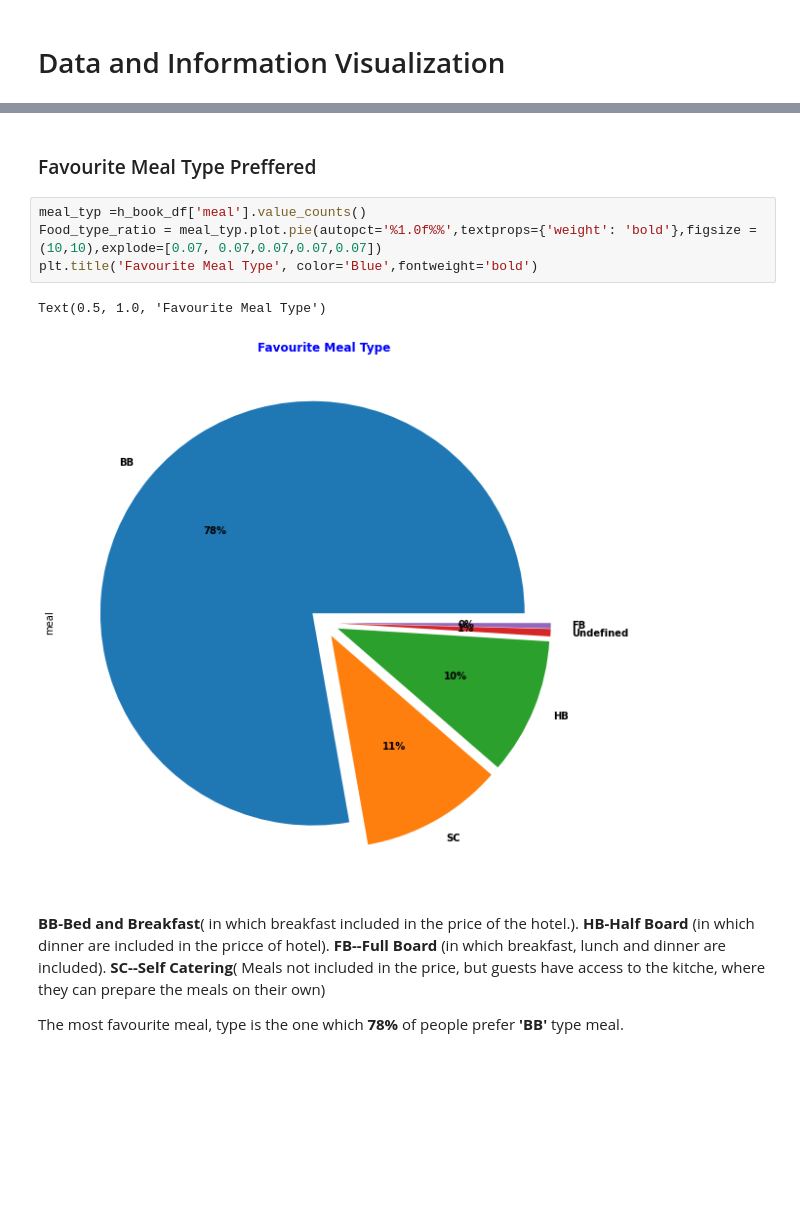
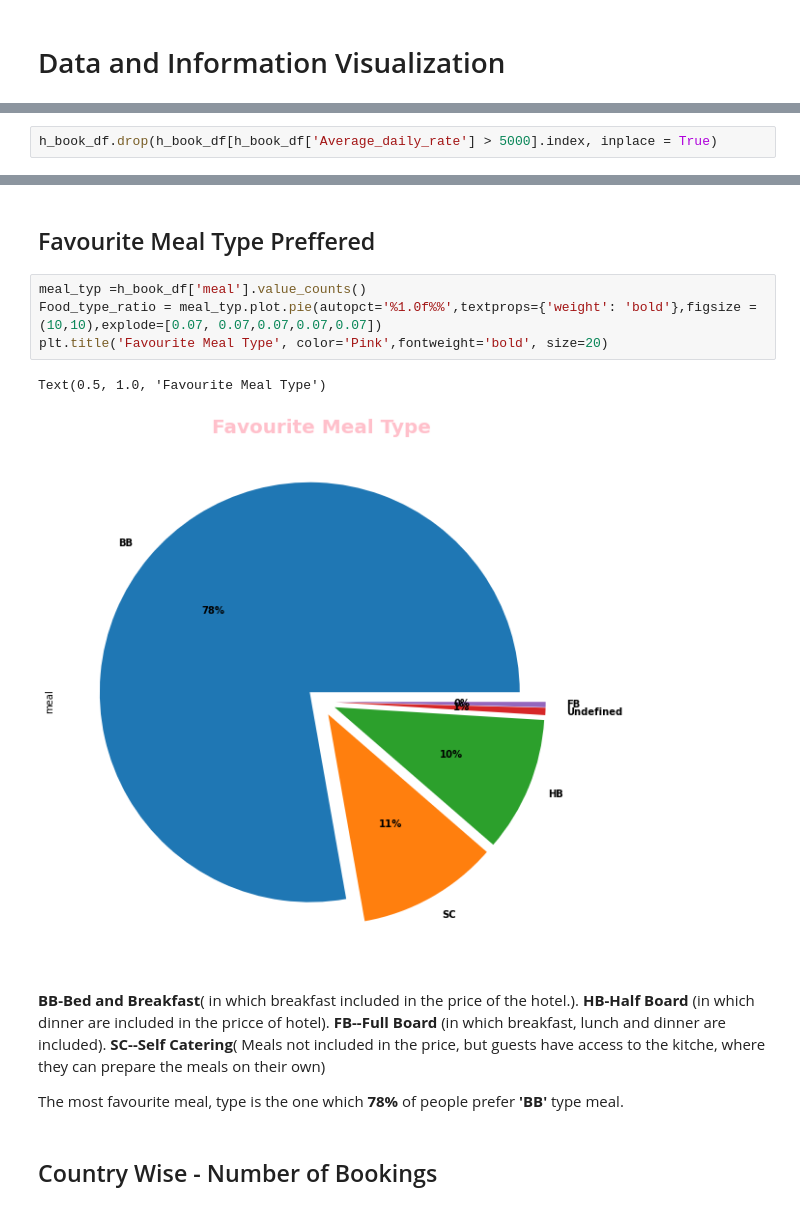
Before and after one commit to aksfasale/eda_hotel_booking, a Jupyter notebook: Hotel_Booking_Analysis_Capstone_Project.ipynb, the cells around one changed output, grey strips where cells are left out. Saved outputs shown, nothing was run; the diff lists cells and outputs as text; blank space fills up the shorter version.

```diff
--- a/Hotel_Booking_Analysis_Capstone_Project.ipynb
+++ b/Hotel_Booking_Analysis_Capstone_Project.ipynb
@@ -281,0 +302,2 @@ h_book_df.describe(include="all")
+# %%
+h_book_df.drop(h_book_df[h_book_df['Average_daily_rate'] > 5000].index, inplace = True)
@@ -297,13 +355,15 @@ Text(0.5, 1.0, 'Hotel Type')
 # %% [markdown]
-### Favourite Meal Type Preffered
+## Favourite Meal Type Preffered
 # %%
 meal_typ =h_book_df['meal'].value_counts()
 Food_type_ratio = meal_typ.plot.pie(autopct='%1.0f%%',textprops={'weight': 'bold'},figsize =(10,10),explode=[0.07, 0.07,0.07,0.07,0.07])
-plt.title('Favourite Meal Type', color='Blue',fontweight='bold')
+plt.title('Favourite Meal Type', color='Pink',fontweight='bold', size=20)
 # %% [output]
 Text(0.5, 1.0, 'Favourite Meal Type')
-[figure, old version]
+[figure, new version]
 # %% [markdown]
 **BB-Bed and Breakfast**( in which breakfast included in the price of the hotel.).  **HB-Half Board** (in which dinner are included in the pricce of hotel). **FB--Full Board** (in which breakfast, lunch and dinner are included). **SC--Self Catering**( Meals not included in the price, but guests have access to the kitche, where they can prepare the meals on their own)
 
 The most favourite meal, type is the one which **78%** of people prefer **'BB'** type meal.
+# %% [markdown]
+## Country Wise - Number of Bookings
```
Also changed, not shown: parts of 39 cells of this notebook.
